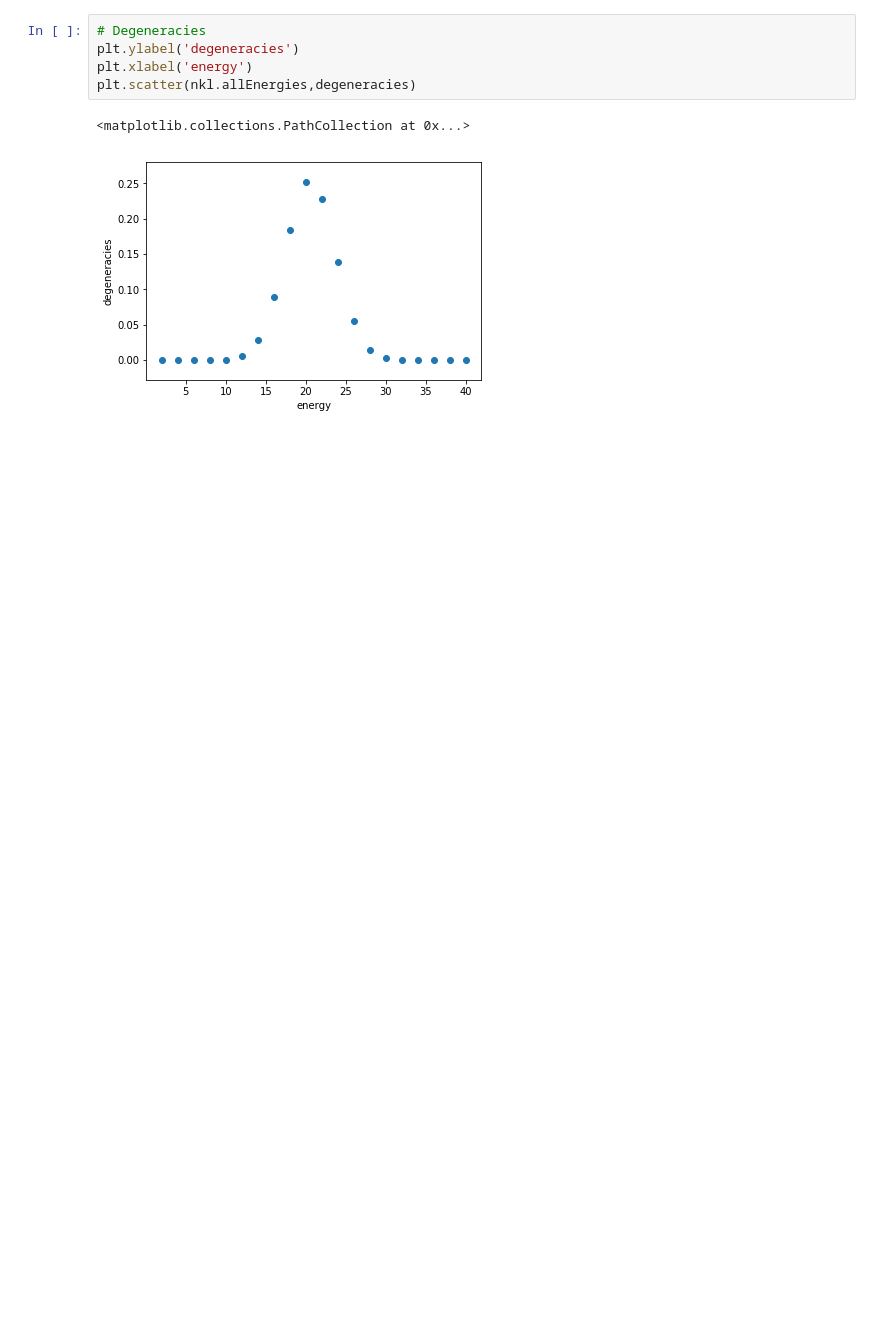
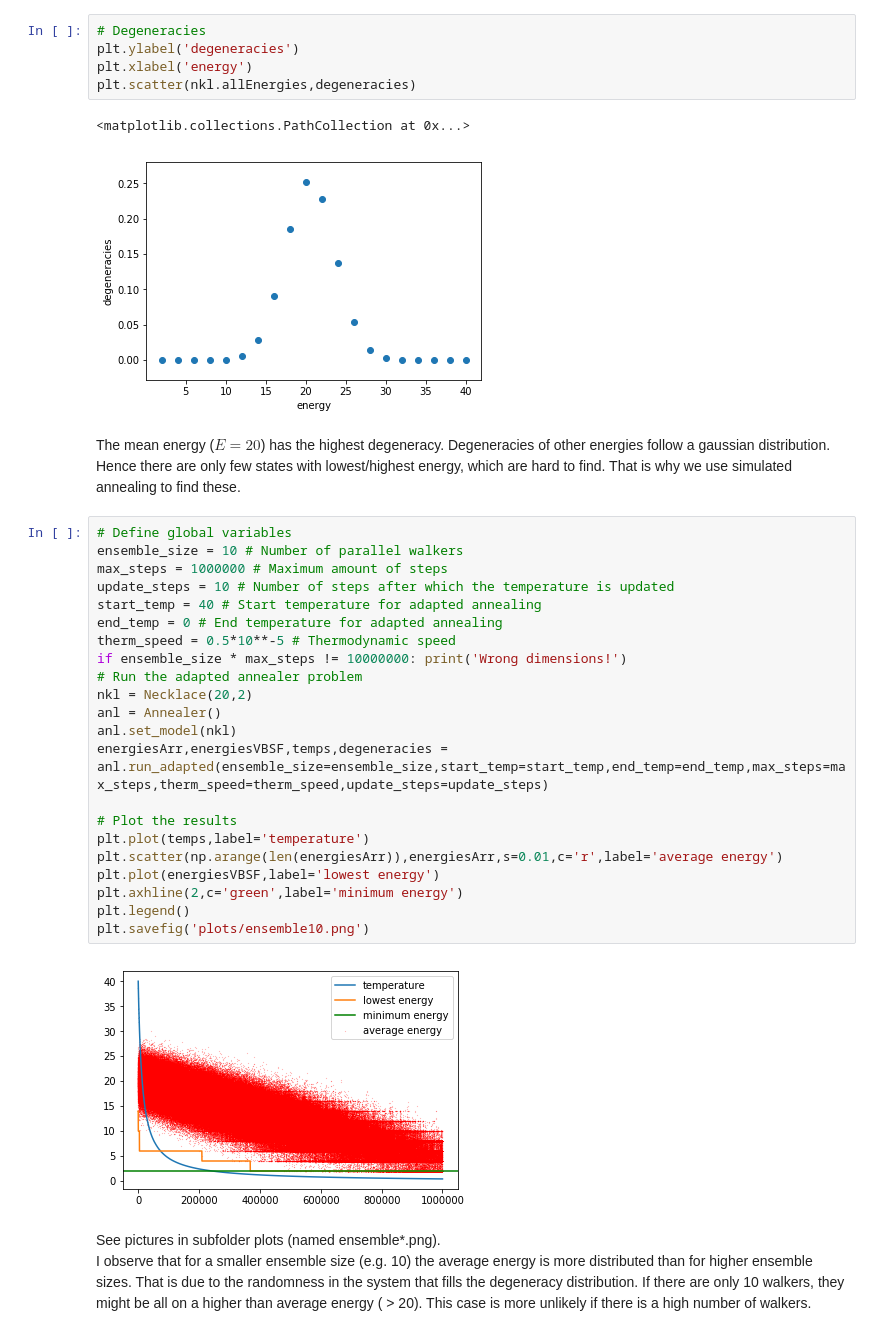
Before and after one commit to christian512/necklace_simulation, a Jupyter notebook: Assignment3.ipynb, the cells around one changed output. Drawn from its saved outputs; the diff is of its cells as text; blank space fills up the shorter version.

```diff
--- a/Assignment3.ipynb
+++ b/Assignment3.ipynb
@@ -34,3 +34,32 @@ plt.scatter(nkl.allEnergies,degeneracies)
 # %% [output]
 <matplotlib.collections.PathCollection at 0x...>
 [figure]
+# %% [markdown]
+The mean energy ($E = 20$) has the highest degeneracy. Degeneracies of other energies follow a gaussian distribution. Hence there are only few states with lowest/highest energy, which are hard to find. That is why we use simulated annealing to find these.
+# %%
+# Define global variables
+ensemble_size = 10 # Number of parallel walkers
+max_steps = 1000000 # Maximum amount of steps
+update_steps = 10 # Number of steps after which the temperature is updated
+start_temp = 40 # Start temperature for adapted annealing
+end_temp = 0 # End temperature for adapted annealing
+therm_speed = 0.5*10**-5 # Thermodynamic speed
+if ensemble_size * max_steps != 10000000: print('Wrong dimensions!')
+# Run the adapted annealer problem
+nkl = Necklace(20,2)
+anl = Annealer()
+anl.set_model(nkl)
+energiesArr,energiesVBSF,temps,degeneracies = anl.run_adapted(ensemble_size=ensemble_size,start_temp=start_temp,end_temp=end_temp,max_steps=max_steps,therm_speed=therm_speed,update_steps=update_steps)
+
+# Plot the results
+plt.plot(temps,label='temperature')
+plt.scatter(np.arange(len(energiesArr)),energiesArr,s=0.01,c='r',label='average energy')
+plt.plot(energiesVBSF,label='lowest energy')
+plt.axhline(2,c='green',label='minimum energy')
+plt.legend()
+plt.savefig('plots/ensemble10.png')
+# %% [output]
+[figure, added]
+# %% [markdown]
+See pictures in subfolder plots (named ensemble*.png).
+I observe that for a smaller ensemble size (e.g. 10) the average energy is more distributed than for higher ensemble sizes. That is due to the randomness in the system that fills the degeneracy distribution. If there are only 10 walkers, they might be all on a higher than average energy ( > 20). This case is more unlikely if there is a high number of walkers.
```
Also changed, not shown: parts of 3 cells of this notebook.
